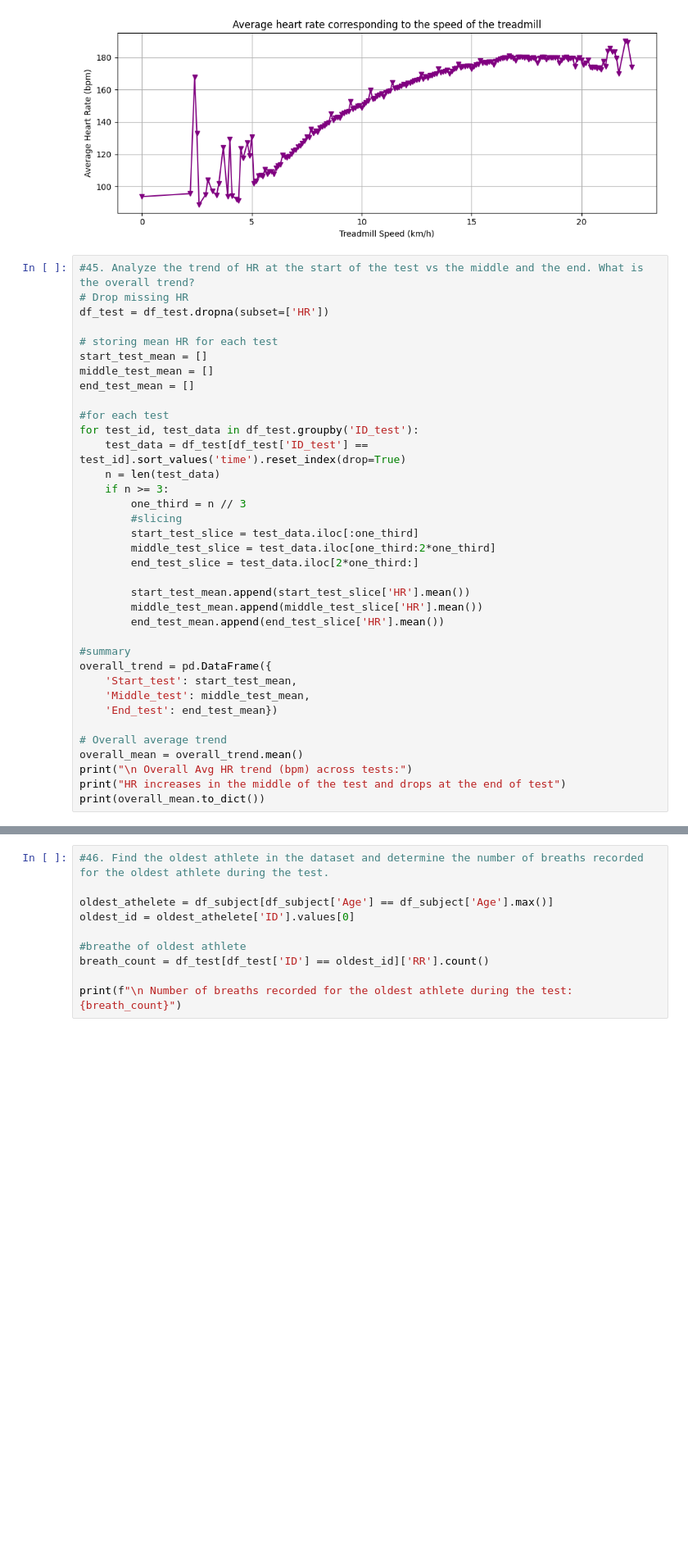
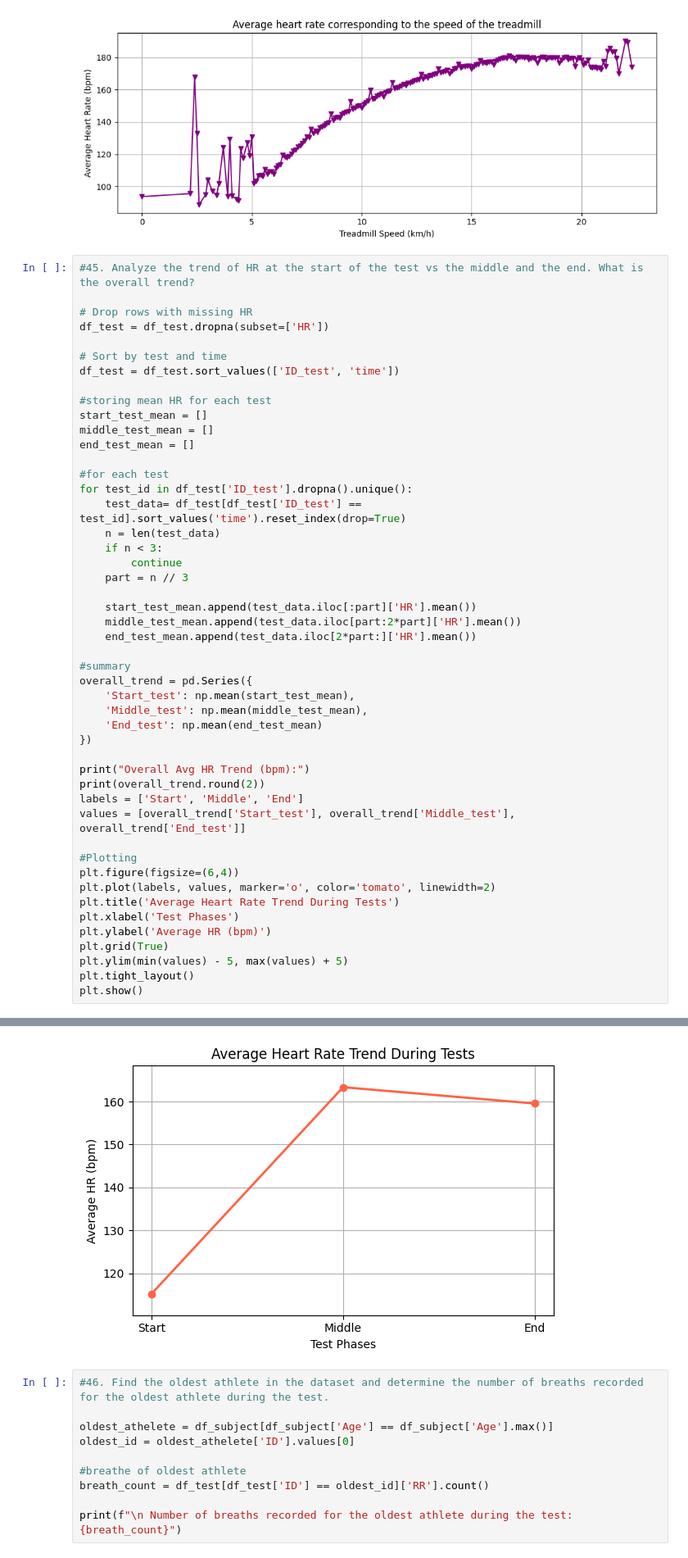
Before and after one commit to Chaithra-Git/Team7_LambdaLegends_PythonHackathon_APRIL25, a Jupyter notebook: Team7_LambdaLegends_Main80Questions.ipynb, the cells around one changed output, grey strips where cells are left out. Shown at 82% size. Saved outputs shown, nothing was run; the diff lists cells and outputs as text; blank space fills up the shorter version.

```diff
--- a/Team7_LambdaLegends_Main80Questions.ipynb
+++ b/Team7_LambdaLegends_Main80Questions.ipynb
@@ -1228,38 +1254,50 @@ plt.show()
 [figure]
 # %%
 #45. Analyze the trend of HR at the start of the test vs the middle and the end. What is the overall trend?
-# Drop missing HR
+
+# Drop rows with missing HR
 df_test = df_test.dropna(subset=['HR'])
 
-# storing mean HR for each test
+# Sort by test and time
+df_test = df_test.sort_values(['ID_test', 'time'])
+
+#storing mean HR for each test
 start_test_mean = []
 middle_test_mean = []
 end_test_mean = []
 
 #for each test
-for test_id, test_data in df_test.groupby('ID_test'):
-    test_data = df_test[df_test['ID_test'] == test_id].sort_values('time').reset_index(drop=True)
+for test_id in df_test['ID_test'].dropna().unique():
+    test_data= df_test[df_test['ID_test'] == test_id].sort_values('time').reset_index(drop=True)
     n = len(test_data)
-    if n >= 3:
-        one_third = n // 3
-        #slicing
-        start_test_slice = test_data.iloc[:one_third]
-        middle_test_slice = test_data.iloc[one_third:2*one_third]
-        end_test_slice = test_data.iloc[2*one_third:]
+    if n < 3:
+        continue
+    part = n // 3
 
-        start_test_mean.append(start_test_slice['HR'].mean())
-        middle_test_mean.append(middle_test_slice['HR'].mean())
-        end_test_mean.append(end_test_slice['HR'].mean())
+    start_test_mean.append(test_data.iloc[:part]['HR'].mean())
+    middle_test_mean.append(test_data.iloc[part:2*part]['HR'].mean())
+    end_test_mean.append(test_data.iloc[2*part:]['HR'].mean())
 
 #summary
-overall_trend = pd.DataFrame({
-    'Start_test': start_test_mean,
-    'Middle_test': middle_test_mean,
-    'End_test': end_test_mean})
+overall_trend = pd.Series({
+    'Start_test': np.mean(start_test_mean),
+    'Middle_test': np.mean(middle_test_mean),
+    'End_test': np.mean(end_test_mean)
+})
 
-# Overall average trend
-overall_mean = overall_trend.mean()
-print("\n Overall Avg HR trend (bpm) across tests:")
-print("HR increases in the middle of the test and drops at the end of test")
-print(overall_mean.to_dict())
+print("Overall Avg HR Trend (bpm):")
+print(overall_trend.round(2))
+labels = ['Start', 'Middle', 'End']
+values = [overall_trend['Start_test'], overall_trend['Middle_test'], overall_trend['End_test']]
+
+#Plotting
+plt.figure(figsize=(6,4))
+plt.plot(labels, values, marker='o', color='tomato', linewidth=2)
+plt.title('Average Heart Rate Trend During Tests')
+plt.xlabel('Test Phases')
+plt.ylabel('Average HR (bpm)')
+plt.grid(True)
+plt.ylim(min(values) - 5, max(values) + 5)
+plt.tight_layout()
+plt.show()
 # %% [output]
@@ -1269,3 +1309,4 @@ HR increases in the middle of the test and drops at the end of test
+[figure, added]
 # %%
 #46. Find the oldest athlete in the dataset and determine the number of breaths recorded for the oldest athlete during the test.
 
```
Also changed, not shown: parts of 7 cells of this notebook.
